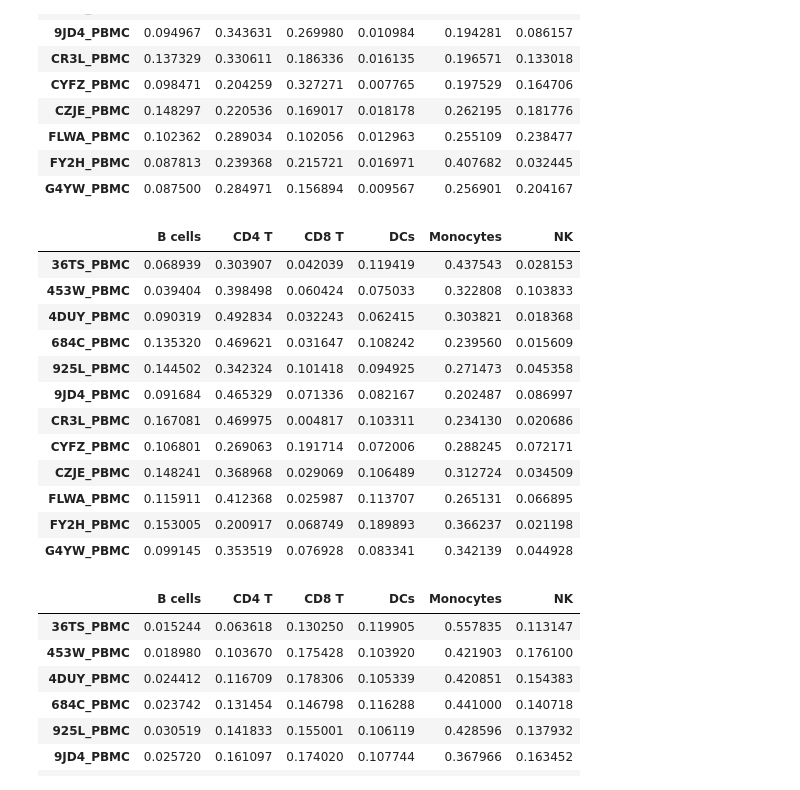
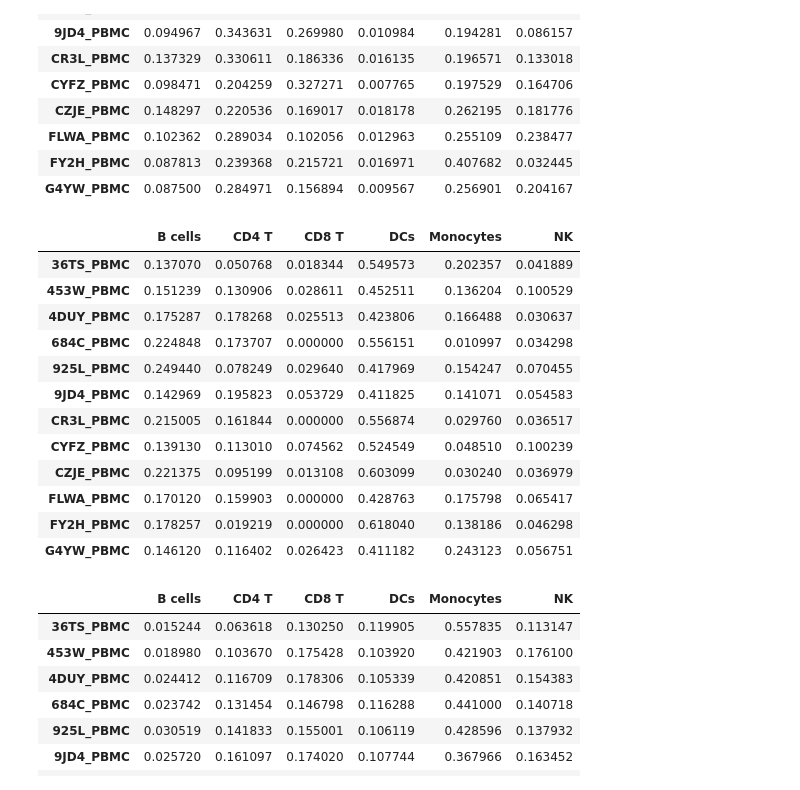
Before and after one commit to lutrarutra/deconv, a Jupyter notebook: benchmarks/pbmc_comparison.ipynb, the cells around one changed output. Drawn from its saved outputs; the diff is of its cells as text; code cells hidden in the pictures.

```diff
--- a/benchmarks/pbmc_comparison.ipynb
+++ b/benchmarks/pbmc_comparison.ipynb
@@ -28,25 +28,25 @@ true_proportions
 | FY2H_PBMC | 0.087813 | 0.239368 | 0.215721 | 0.016971 | 0.407682 | 0.032445 |
 | G4YW_PBMC | 0.087500 | 0.284971 | 0.156894 | 0.009567 | 0.256901 | 0.204167 |
 # %%
-cs_proportions = pd.read_table("3rd-party/cibersort/pbmc/cibersort_proportions_s.txt", index_col=0)
+cs_proportions = pd.read_table("3rd-party/cibersort/pbmc/cibersort_proportions.txt", index_col=0)
 cs_proportions = cs_proportions.iloc[:, :-3]
 cs_proportions = cs_proportions.sort_index(axis="columns").sort_index(axis="rows")
 cs_proportions.index.name = None
 cs_proportions
 # %% [output]
 |  | B cells | CD4 T | CD8 T | DCs | Monocytes | NK |
-| 36TS_PBMC | 0.068939 | 0.303907 | 0.042039 | 0.119419 | 0.437543 | 0.028153 |
-| 453W_PBMC | 0.039404 | 0.398498 | 0.060424 | 0.075033 | 0.322808 | 0.103833 |
-| 4DUY_PBMC | 0.090319 | 0.492834 | 0.032243 | 0.062415 | 0.303821 | 0.018368 |
-| 684C_PBMC | 0.135320 | 0.469621 | 0.031647 | 0.108242 | 0.239560 | 0.015609 |
-| 925L_PBMC | 0.144502 | 0.342324 | 0.101418 | 0.094925 | 0.271473 | 0.045358 |
-| 9JD4_PBMC | 0.091684 | 0.465329 | 0.071336 | 0.082167 | 0.202487 | 0.086997 |
-| CR3L_PBMC | 0.167081 | 0.469975 | 0.004817 | 0.103311 | 0.234130 | 0.020686 |
-| CYFZ_PBMC | 0.106801 | 0.269063 | 0.191714 | 0.072006 | 0.288245 | 0.072171 |
-| CZJE_PBMC | 0.148241 | 0.368968 | 0.029069 | 0.106489 | 0.312724 | 0.034509 |
-| FLWA_PBMC | 0.115911 | 0.412368 | 0.025987 | 0.113707 | 0.265131 | 0.066895 |
-| FY2H_PBMC | 0.153005 | 0.200917 | 0.068749 | 0.189893 | 0.366237 | 0.021198 |
-| G4YW_PBMC | 0.099145 | 0.353519 | 0.076928 | 0.083341 | 0.342139 | 0.044928 |
+| 36TS_PBMC | 0.137070 | 0.050768 | 0.018344 | 0.549573 | 0.202357 | 0.041889 |
+| 453W_PBMC | 0.151239 | 0.130906 | 0.028611 | 0.452511 | 0.136204 | 0.100529 |
+| 4DUY_PBMC | 0.175287 | 0.178268 | 0.025513 | 0.423806 | 0.166488 | 0.030637 |
+| 684C_PBMC | 0.224848 | 0.173707 | 0.000000 | 0.556151 | 0.010997 | 0.034298 |
+| 925L_PBMC | 0.249440 | 0.078249 | 0.029640 | 0.417969 | 0.154247 | 0.070455 |
+| 9JD4_PBMC | 0.142969 | 0.195823 | 0.053729 | 0.411825 | 0.141071 | 0.054583 |
+| CR3L_PBMC | 0.215005 | 0.161844 | 0.000000 | 0.556874 | 0.029760 | 0.036517 |
+| CYFZ_PBMC | 0.139130 | 0.113010 | 0.074562 | 0.524549 | 0.048510 | 0.100239 |
+| CZJE_PBMC | 0.221375 | 0.095199 | 0.013108 | 0.603099 | 0.030240 | 0.036979 |
+| FLWA_PBMC | 0.170120 | 0.159903 | 0.000000 | 0.428763 | 0.175798 | 0.065417 |
+| FY2H_PBMC | 0.178257 | 0.019219 | 0.000000 | 0.618040 | 0.138186 | 0.046298 |
+| G4YW_PBMC | 0.146120 | 0.116402 | 0.026423 | 0.411182 | 0.243123 | 0.056751 |
 # %%
 deconv_proportions = pd.read_csv("out/pbmc/nb/proportions_separate_bd.tsv", sep="\t", index_col=0)
 deconv_proportions = deconv_proportions.sort_index(axis="columns").sort_index(axis="rows")
```
Also changed, not shown: parts of 10 cells of this notebook, 6 other files.
